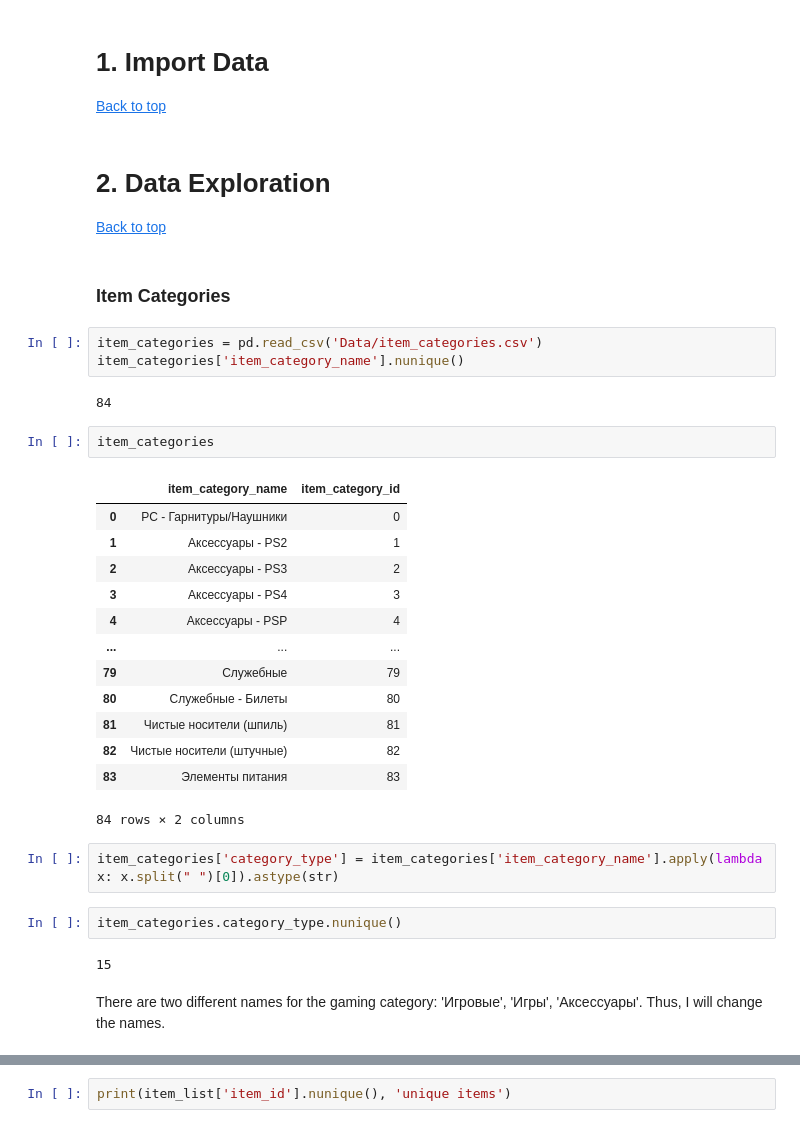
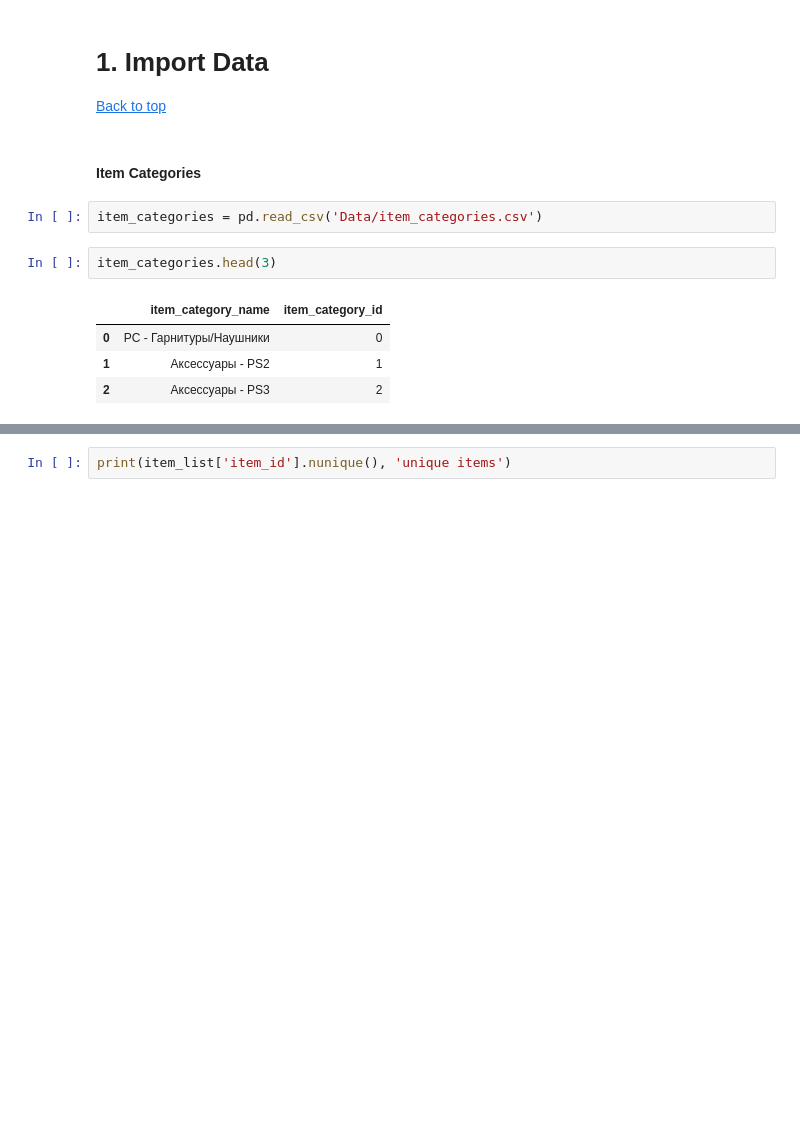
Before and after one commit to ozgekadioglu/Predict_Future_Sales, a Jupyter notebook: PresentableNotebook.ipynb, the cells around one changed output, grey strips where cells are left out. Drawn from its saved outputs; the diff is of its cells as text; blank space fills up the shorter version.

```diff
--- a/PresentableNotebook.ipynb
+++ b/PresentableNotebook.ipynb
@@ -42,37 +42,14 @@ import matplotlib.pyplot as plt
 # %% [markdown]
 # 1. Import Data <a id='imports_data'></a>
 [Back to top](#table_of_contents)
-# %% [markdown]
-# 2. Data Exploration <a id='data_exploration'></a>
-[Back to top](#table_of_contents)
 # %% [markdown]
-### Item Categories
+#### Item Categories
 # %%
 item_categories = pd.read_csv('Data/item_categories.csv')
-item_categories['item_category_name'].nunique()
-# %% [output]
-84
 # %%
-item_categories
+item_categories.head(3)
 # %% [output]
 |  | item_category_name | item_category_id |
 | 0 | PC - Гарнитуры/Наушники | 0 |
 | 1 | Аксессуары - PS2 | 1 |
 | 2 | Аксессуары - PS3 | 2 |
-| 3 | Аксессуары - PS4 | 3 |
-| 4 | Аксессуары - PSP | 4 |
-| ... | ... | ... |
-| 79 | Служебные | 79 |
-| 80 | Служебные - Билеты | 80 |
-| 81 | Чистые носители (шпиль) | 81 |
-| 82 | Чистые носители (штучные) | 82 |
-| 83 | Элементы питания | 83 |
-84 rows × 2 columns
-# %%
-item_categories['category_type'] = item_categories['item_category_name'].apply(lambda x: x.split(" ")[0]).astype(str)
-# %%
-item_categories.category_type.nunique()
-# %% [output]
-15
-# %% [markdown]
-There are two different names for the gaming category: 'Игровые', 'Игры', 'Аксессуары'. Thus, I will change the names.
```
Also changed, not shown: parts of 148 cells of this notebook.
